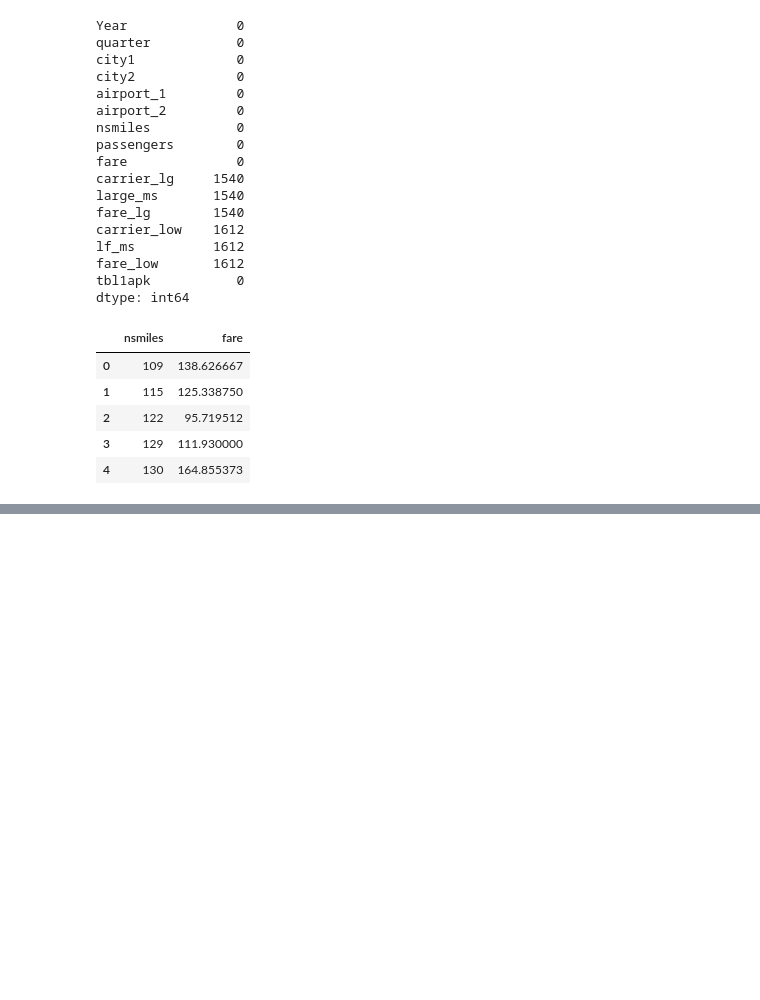
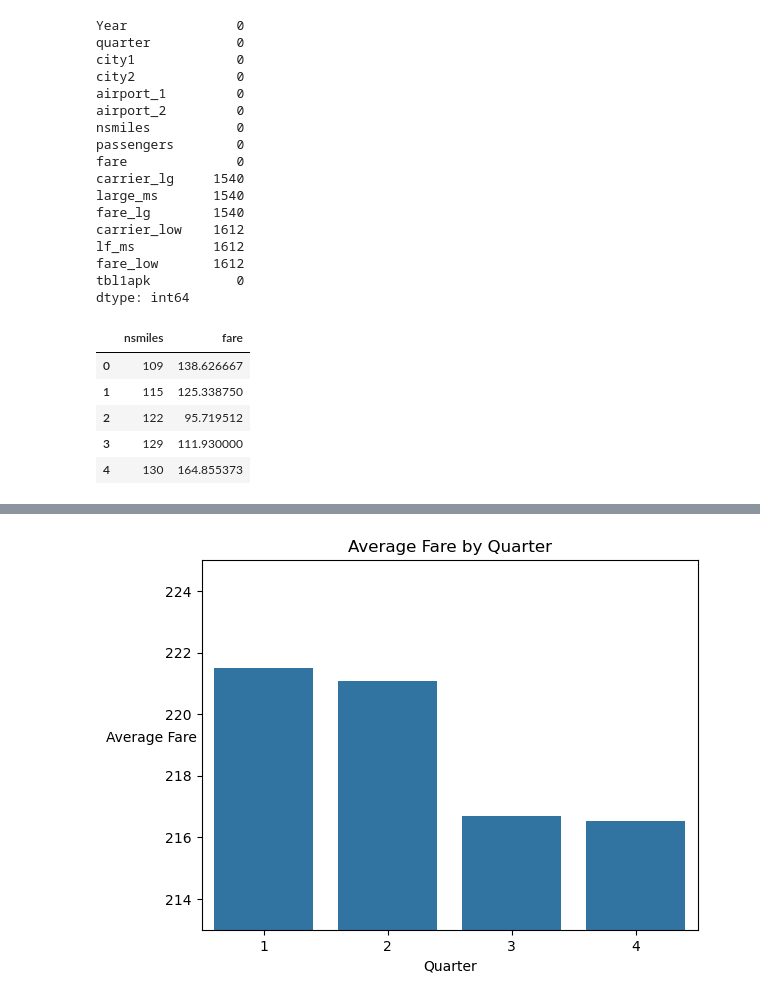
Before and after one commit to RamirezDevOps/us-airfare-trend-analysis, a Jupyter notebook: project.ipynb, the cells around one changed output, grey strips where cells are left out. Cells and saved outputs as stored; diff of their text form; code cells hidden in the pictures; blank space fills up the shorter version.

Commit message:
fare vs quarter analysis

```diff
--- a/project.ipynb
+++ b/project.ipynb
@@ -133,0 +140,10 @@ distance_trends.head()
+# %%
+fare_quarter_df = duckdb.sql("""SELECT AVG(fare) AS average_fare, quarter FROM flight_df GROUP BY quarter""").df()
+sns.barplot(data = fare_quarter_df, x = "quarter", y = "average_fare")
+plt.ylim(213, 225)
+
+plt.title("Average Fare by Quarter")
+plt.xlabel("Quarter")
+plt.ylabel("Average Fare", rotation = 0,labelpad = 10);
+# %% [output]
+[figure, added]
```
Also changed, not shown: parts of 3 cells of this notebook.
